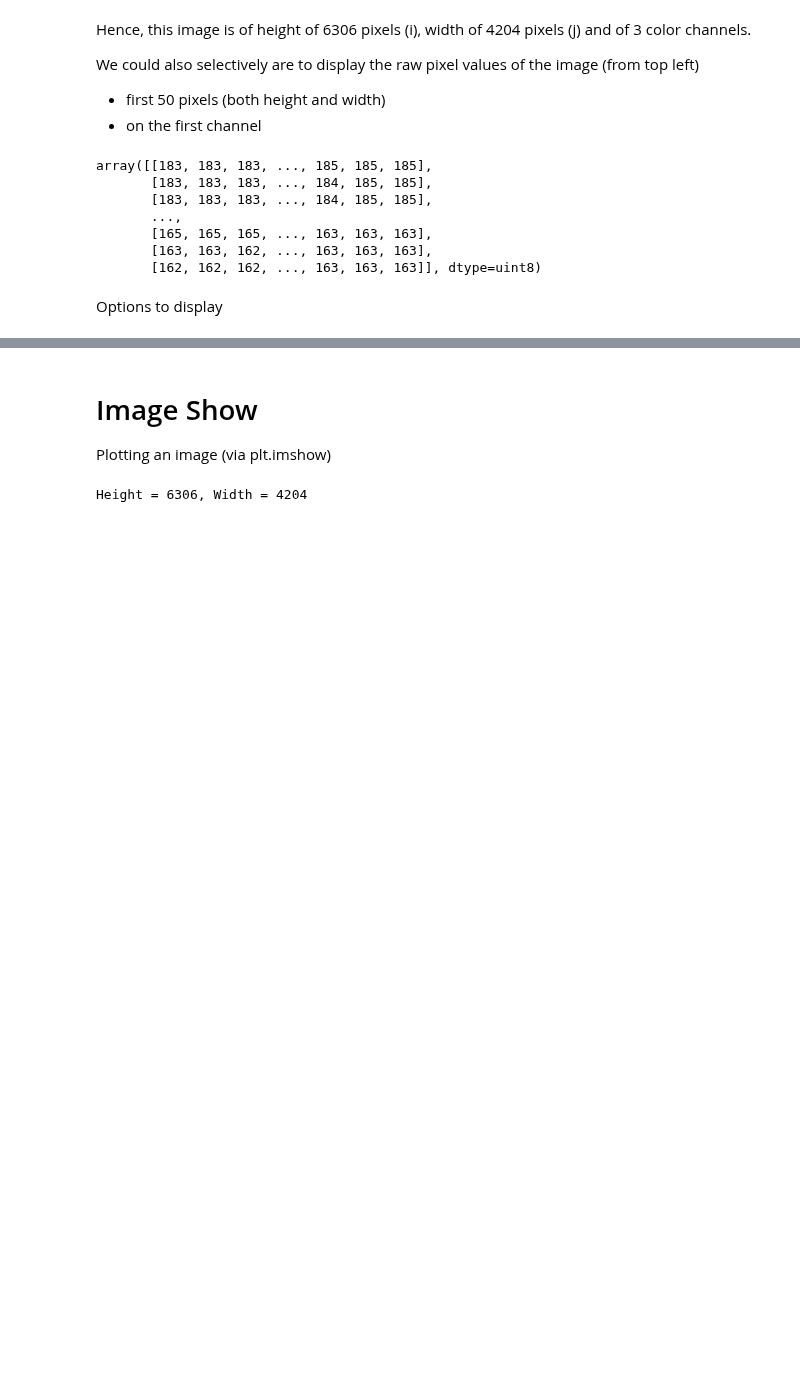
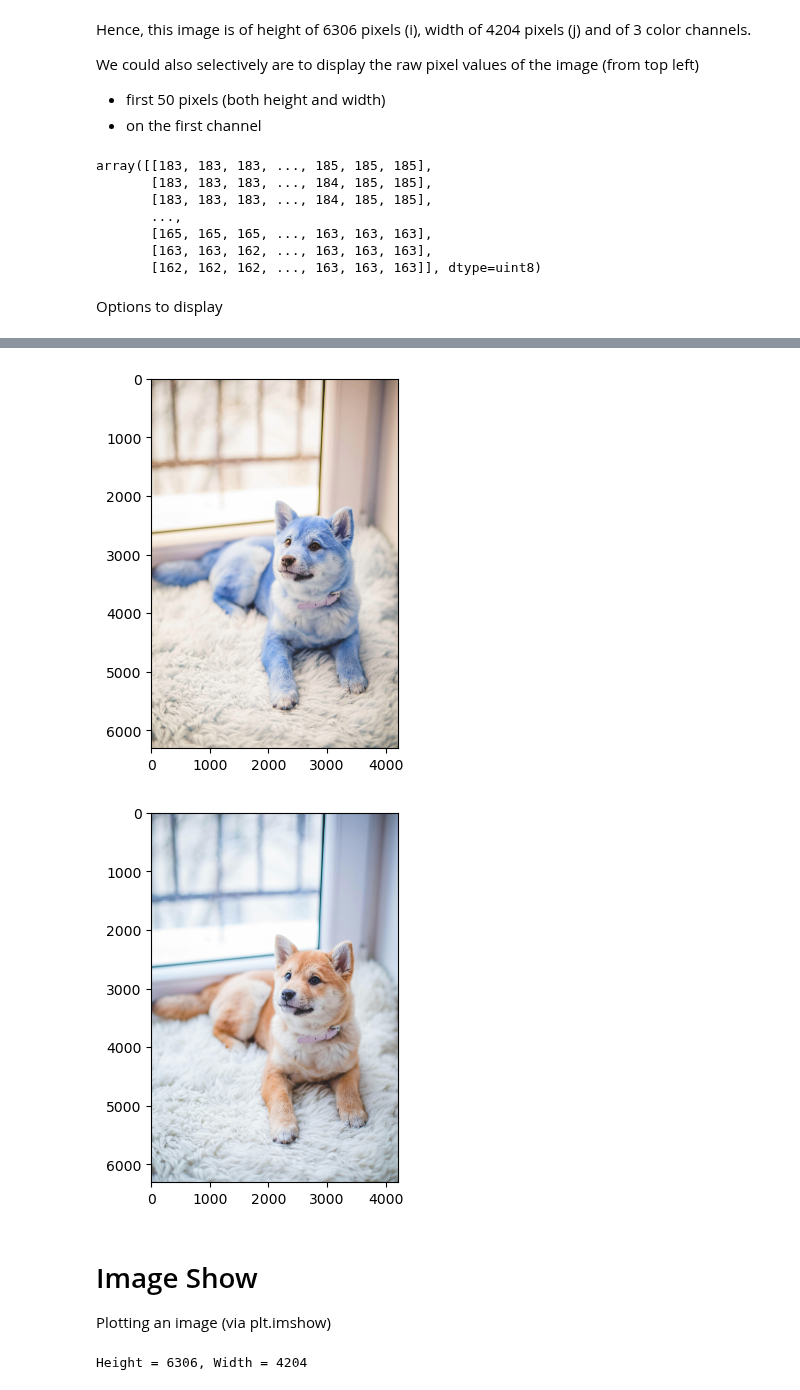
Before and after one commit to TIL-24/til-24-curriculum, a Jupyter notebook: cv_vlm/Unit_1/1.2.1_OpenCV_Intro.ipynb, the cells around one changed output, grey strips where cells are left out. Saved outputs shown, nothing was run; the diff lists cells and outputs as text; code cells hidden in the pictures; blank space fills up the shorter version.

```diff
--- a/cv_vlm/Unit_1/1.2.1_OpenCV_Intro.ipynb
+++ b/cv_vlm/Unit_1/1.2.1_OpenCV_Intro.ipynb
@@ -85,3 +76,14 @@ In the context of this notebook, we will preferentially utilize `plt.imshow` for
+# %%
+# # CV2
+plt.imshow(img[...,::]) # Image with BGR
+plt.show()
+
+# # Matplotlib
+plt.imshow(img[...,::-1]) # Manipulate the Image to be RGB before showing
+plt.show()
+# %% [output]
+[figure, added]
+[figure, added]
 # %% [markdown]
 # Image Show
 Plotting an image (via plt.imshow)
```
Also changed, not shown: parts of 9 cells of this notebook, 2 other files.
